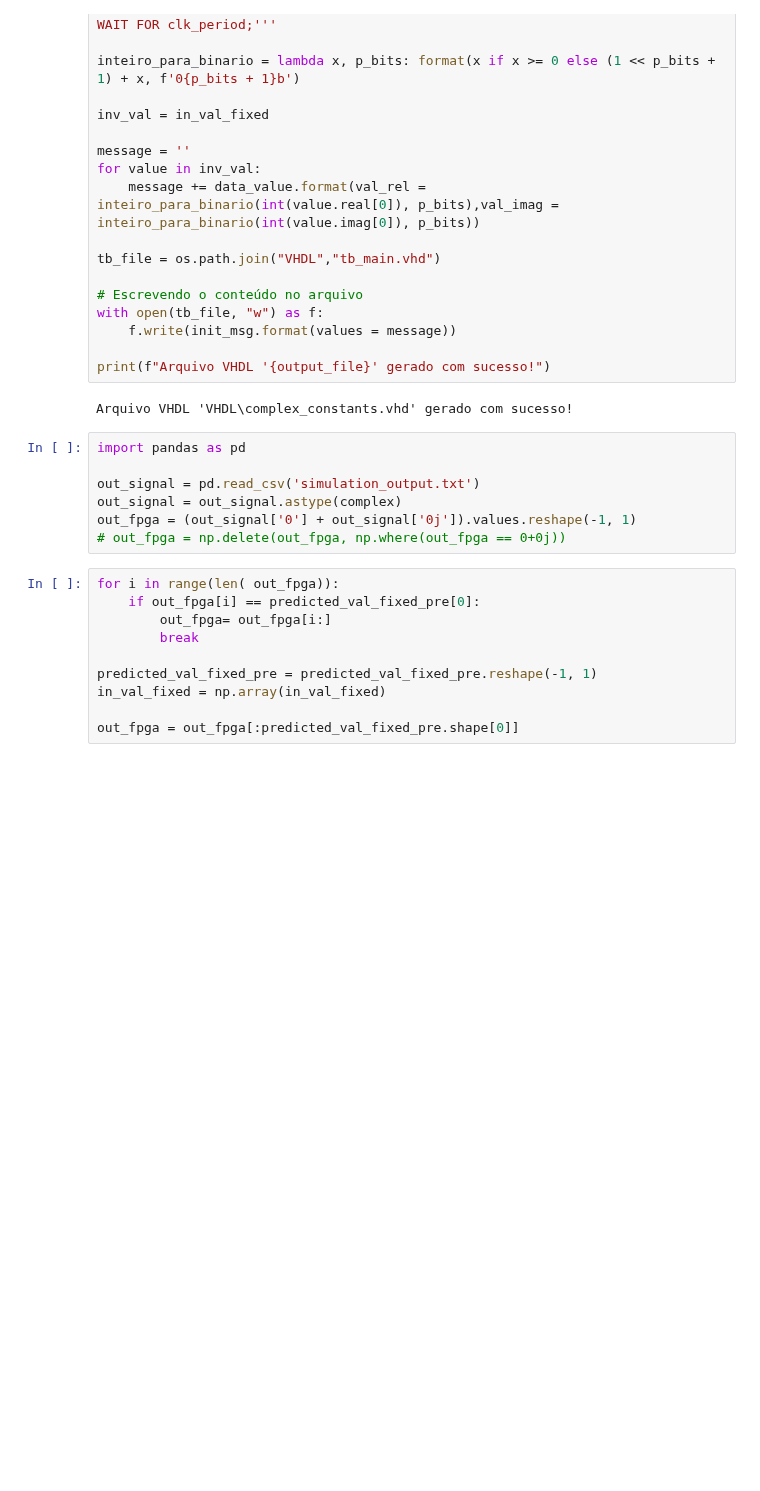
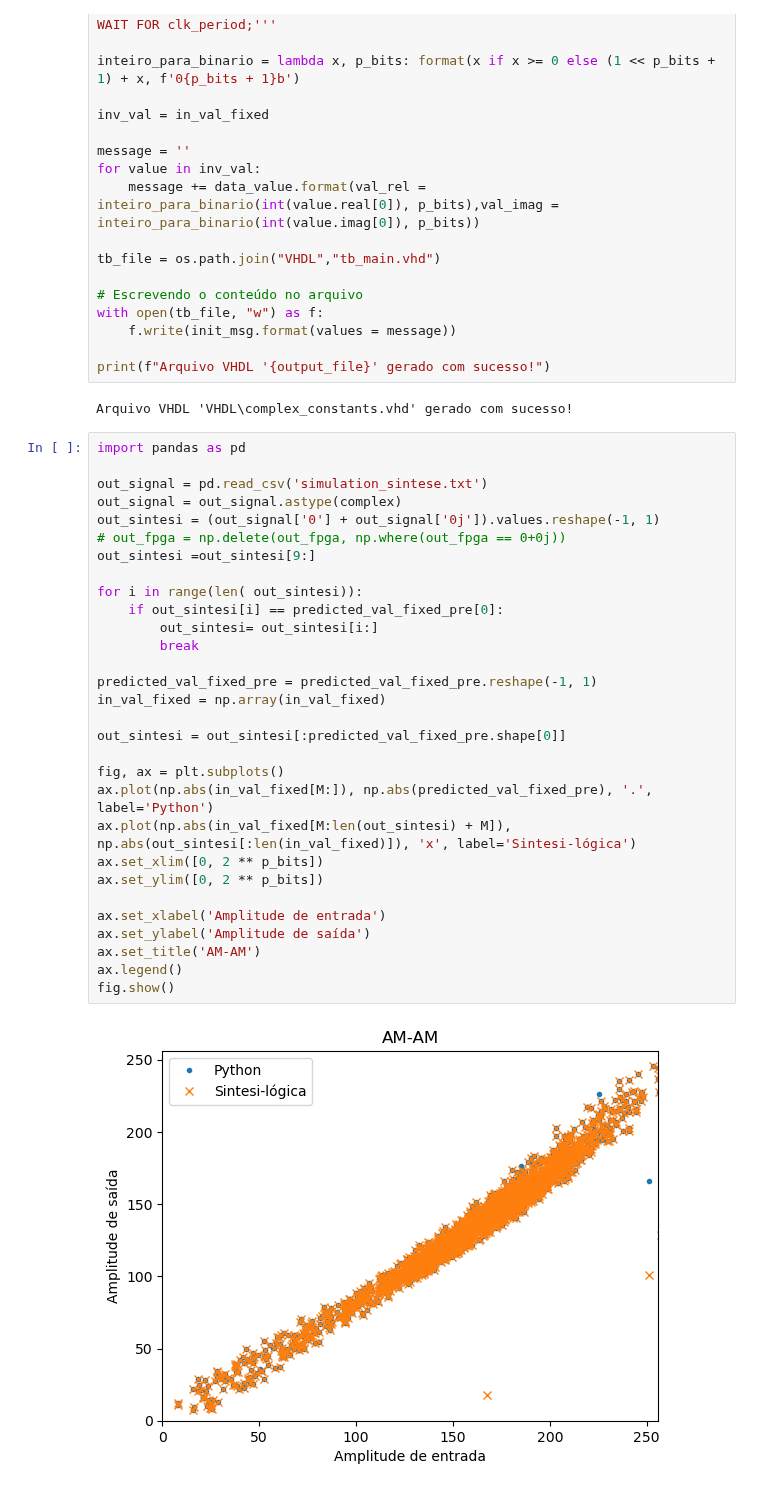
Before and after one commit to Je-Leo-AS/DPD, a Jupyter notebook: at5.ipynb, the cells around one changed output. Saved outputs shown, nothing was run; the diff lists cells and outputs as text; blank space fills up the shorter version.

```diff
--- a/at5.ipynb
+++ b/at5.ipynb
@@ -344,21 +344,36 @@ with open(tb_file, "w") as f:
 print(f"Arquivo VHDL '{output_file}' gerado com sucesso!")
 # %% [output]
 Arquivo VHDL 'VHDL\complex_constants.vhd' gerado com sucesso!
-# %%
-import pandas as pd
-
-out_signal = pd.read_csv('simulation_output.txt')
-out_signal = out_signal.astype(complex)
-out_fpga = (out_signal['0'] + out_signal['0j']).values.reshape(-1, 1)
-# out_fpga = np.delete(out_fpga, np.where(out_fpga == 0+0j))
-# %%
-for i in range(len( out_fpga)):
-    if out_fpga[i] == predicted_val_fixed_pre[0]:
-        out_fpga= out_fpga[i:]
-        break
-
-predicted_val_fixed_pre = predicted_val_fixed_pre.reshape(-1, 1)
-in_val_fixed = np.array(in_val_fixed)
-
-out_fpga = out_fpga[:predicted_val_fixed_pre.shape[0]]
+# %%
+import pandas as pd
+
+out_signal = pd.read_csv('simulation_sintese.txt')
+out_signal = out_signal.astype(complex)
+out_sintesi = (out_signal['0'] + out_signal['0j']).values.reshape(-1, 1)
+# out_fpga = np.delete(out_fpga, np.where(out_fpga == 0+0j))
+out_sintesi =out_sintesi[9:]
+
+for i in range(len( out_sintesi)):
+    if out_sintesi[i] == predicted_val_fixed_pre[0]:
+        out_sintesi= out_sintesi[i:]
+        break
+
+predicted_val_fixed_pre = predicted_val_fixed_pre.reshape(-1, 1)
+in_val_fixed = np.array(in_val_fixed)
+
+out_sintesi = out_sintesi[:predicted_val_fixed_pre.shape[0]]
+
+fig, ax = plt.subplots()
+ax.plot(np.abs(in_val_fixed[M:]), np.abs(predicted_val_fixed_pre), '.', label='Python')
+ax.plot(np.abs(in_val_fixed[M:len(out_sintesi) + M]), np.abs(out_sintesi[:len(in_val_fixed)]), 'x', label='Sintesi-lógica')
+ax.set_xlim([0, 2 ** p_bits])
+ax.set_ylim([0, 2 ** p_bits])
+
+ax.set_xlabel('Amplitude de entrada')
+ax.set_ylabel('Amplitude de saída')
+ax.set_title('AM-AM')
+ax.legend()
+fig.show()
+# %% [output]
+[figure, added]
 # %%
```
Also changed, not shown: parts of 3 cells of this notebook, 22 other files.
